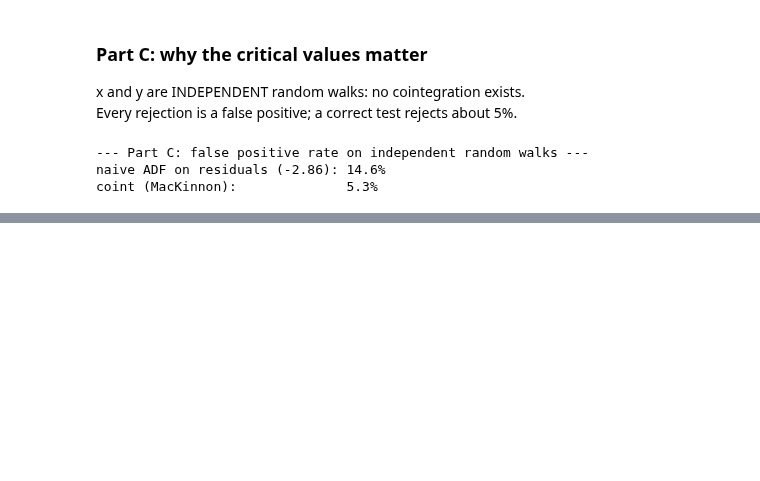
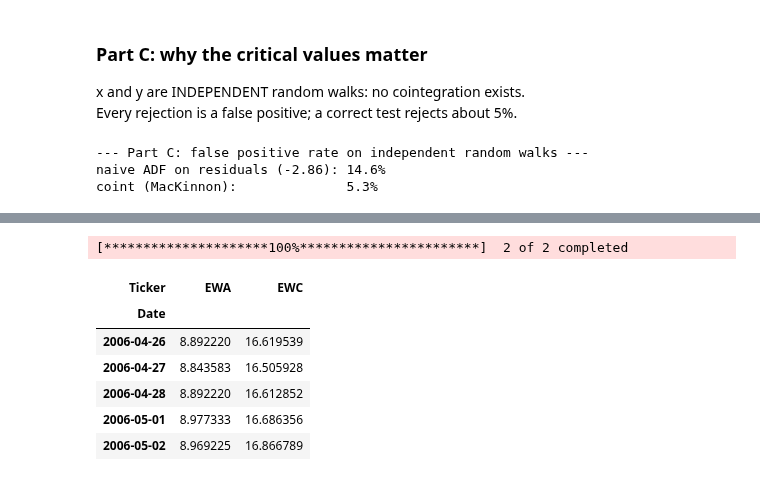
Before and after one commit to Kalebb12/Quantitative-Trading, a Jupyter notebook: learning/31_cointegrated_mean_reversion.ipynb, the cells around one changed output, grey strips where cells are left out. Cells and saved outputs as stored; diff of their text form; code cells hidden in the pictures; blank space fills up the shorter version.

```diff
--- a/learning/Untitled1.ipynb
+++ b/learning/31_cointegrated_mean_reversion.ipynb
@@ -130,0 +142,12 @@ coint (MacKinnon):              5.3%
+# %%
+df = yf.download(["EWA", "EWC"], start="2006-04-26", end="2012-04-09", auto_adjust=True)["Close"].dropna()
+df.head()
+# %% [output]
+[*********************100%***********************]  2 of 2 completed
+| Ticker | EWA | EWC |
+| Date |  |  |
+| 2006-04-26 | 8.892220 | 16.619539 |
+| 2006-04-27 | 8.843583 | 16.505928 |
+| 2006-04-28 | 8.892220 | 16.612852 |
+| 2006-05-01 | 8.977333 | 16.686356 |
+| 2006-05-02 | 8.969225 | 16.866789 |
```
Also changed, not shown: parts of 19 cells of this notebook, 5 other files.
